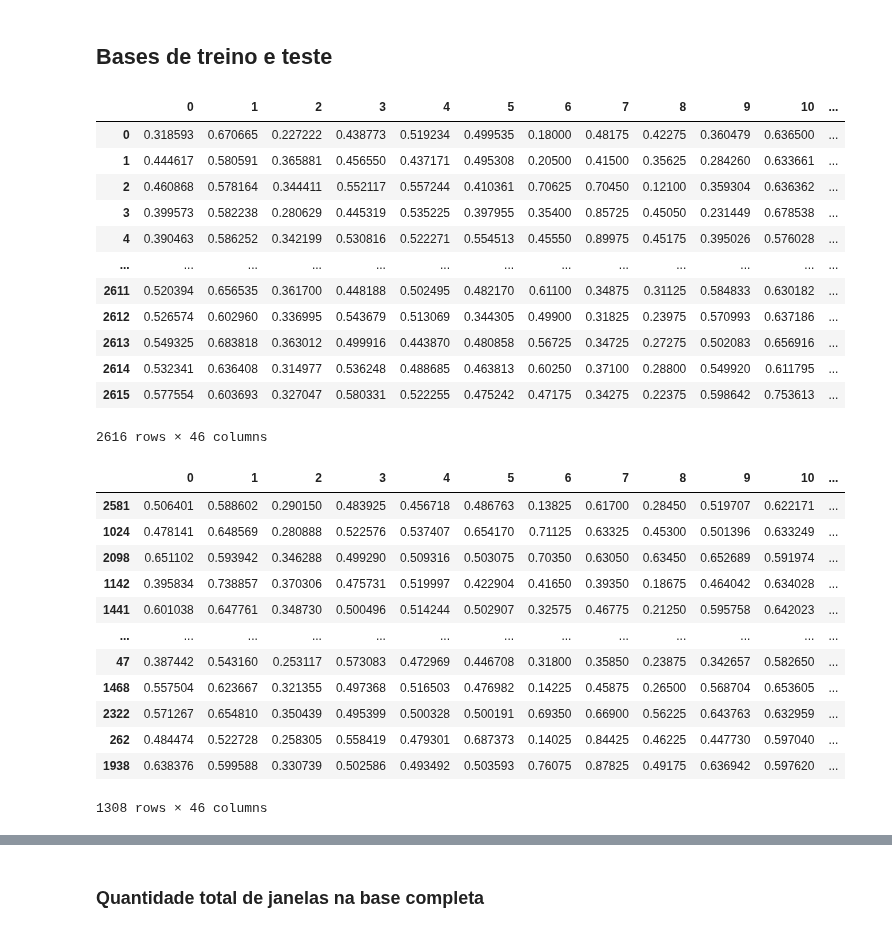
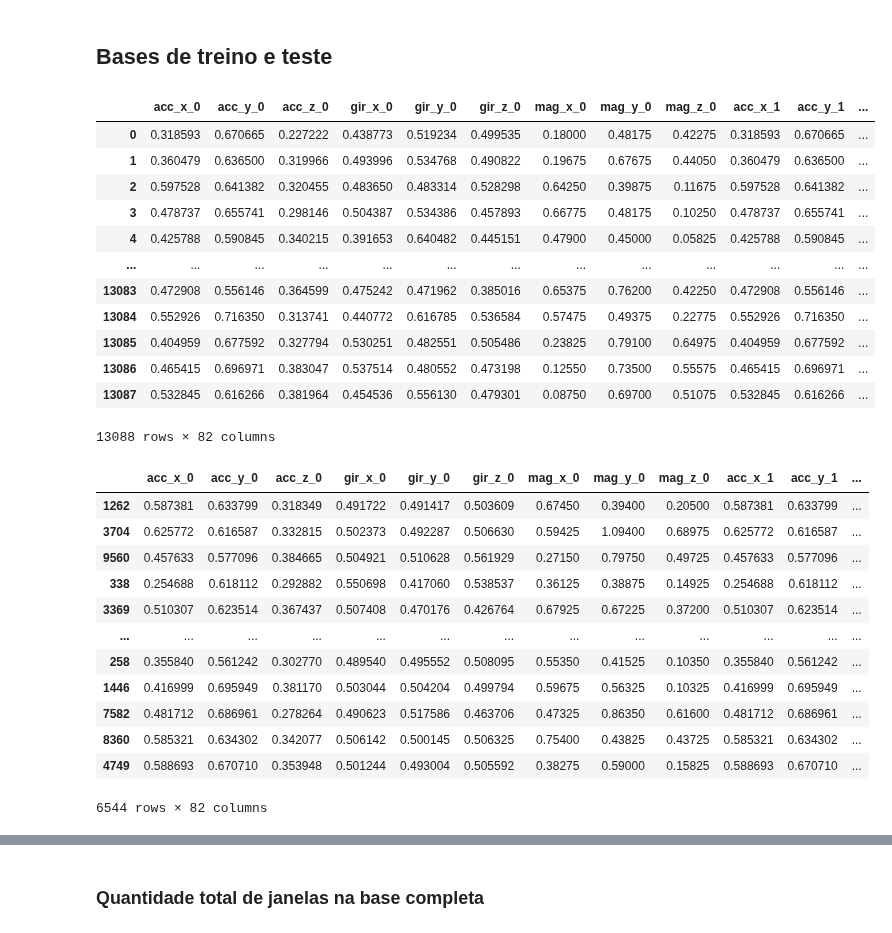
Before and after one commit to andssuu/moncattle, a Jupyter notebook: supervised/notebooks/cnn.ipynb, the cells around one changed output, grey strips where cells are left out. Cells and saved outputs as stored; diff of their text form; code cells hidden in the pictures.

```diff
--- a/supervised/notebooks/cnn.ipynb
+++ b/supervised/notebooks/cnn.ipynb
@@ -115,3 +117,11 @@ df_data
 | 13086 | 0.465415 | 0.696971 | 0.383047 | 0.537514 | 0.480552 | 0.473198 | 0.12550 | 0.73500 | 0.55575 | grazing |
 | 13087 | 0.532845 | 0.616266 | 0.381964 | 0.454536 | 0.556130 | 0.479301 | 0.08750 | 0.69700 | 0.51075 | grazing |
 13088 rows × 10 columns
+# %%
+df_expanded =pd.DataFrame()
+window_size=9
+for n in range(window_size):
+  df_data.columns[:-1].map(lambda x: '{}_{}'.format(x, n))
+  df_expanded[df_data.columns[:-1].map(lambda x: '{}_{}'.format(x, n))] = df_data.iloc[:, :-1]
+df_expanded['label'] = df_data.iloc[:, -1]
+df_expanded
@@ -166,21 +186,22 @@ data['label'] = np.array([w[1] for w in windows])
 # %% [markdown]
 ## Bases de treino e teste
 # %%
+data=df_expanded
 data
 # %% [output]
-|  | 0 | 1 | 2 | 3 | 4 | 5 | 6 | 7 | 8 | 9 | 10 | ... |
-| 0 | 0.318593 | 0.670665 | 0.227222 | 0.438773 | 0.519234 | 0.499535 | 0.18000 | 0.48175 | 0.42275 | 0.360479 | 0.636500 | ... |
-| 1 | 0.444617 | 0.580591 | 0.365881 | 0.456550 | 0.437171 | 0.495308 | 0.20500 | 0.41500 | 0.35625 | 0.284260 | 0.633661 | ... |
-| 2 | 0.460868 | 0.578164 | 0.344411 | 0.552117 | 0.557244 | 0.410361 | 0.70625 | 0.70450 | 0.12100 | 0.359304 | 0.636362 | ... |
-| 3 | 0.399573 | 0.582238 | 0.280629 | 0.445319 | 0.535225 | 0.397955 | 0.35400 | 0.85725 | 0.45050 | 0.231449 | 0.678538 | ... |
-| 4 | 0.390463 | 0.586252 | 0.342199 | 0.530816 | 0.522271 | 0.554513 | 0.45550 | 0.89975 | 0.45175 | 0.395026 | 0.576028 | ... |
+|  | acc_x_0 | acc_y_0 | acc_z_0 | gir_x_0 | gir_y_0 | gir_z_0 | mag_x_0 | mag_y_0 | mag_z_0 | acc_x_1 | acc_y_1 | ... |
+| 0 | 0.318593 | 0.670665 | 0.227222 | 0.438773 | 0.519234 | 0.499535 | 0.18000 | 0.48175 | 0.42275 | 0.318593 | 0.670665 | ... |
+| 1 | 0.360479 | 0.636500 | 0.319966 | 0.493996 | 0.534768 | 0.490822 | 0.19675 | 0.67675 | 0.44050 | 0.360479 | 0.636500 | ... |
+| 2 | 0.597528 | 0.641382 | 0.320455 | 0.483650 | 0.483314 | 0.528298 | 0.64250 | 0.39875 | 0.11675 | 0.597528 | 0.641382 | ... |
+| 3 | 0.478737 | 0.655741 | 0.298146 | 0.504387 | 0.534386 | 0.457893 | 0.66775 | 0.48175 | 0.10250 | 0.478737 | 0.655741 | ... |
+| 4 | 0.425788 | 0.590845 | 0.340215 | 0.391653 | 0.640482 | 0.445151 | 0.47900 | 0.45000 | 0.05825 | 0.425788 | 0.590845 | ... |
 | ... | ... | ... | ... | ... | ... | ... | ... | ... | ... | ... | ... | ... |
-| 2611 | 0.520394 | 0.656535 | 0.361700 | 0.448188 | 0.502495 | 0.482170 | 0.61100 | 0.34875 | 0.31125 | 0.584833 | 0.630182 | ... |
-| 2612 | 0.526574 | 0.602960 | 0.336995 | 0.543679 | 0.513069 | 0.344305 | 0.49900 | 0.31825 | 0.23975 | 0.570993 | 0.637186 | ... |
-| 2613 | 0.549325 | 0.683818 | 0.363012 | 0.499916 | 0.443870 | 0.480858 | 0.56725 | 0.34725 | 0.27275 | 0.502083 | 0.656916 | ... |
-| 2614 | 0.532341 | 0.636408 | 0.314977 | 0.536248 | 0.488685 | 0.463813 | 0.60250 | 0.37100 | 0.28800 | 0.549920 | 0.611795 | ... |
-| 2615 | 0.577554 | 0.603693 | 0.327047 | 0.580331 | 0.522255 | 0.475242 | 0.47175 | 0.34275 | 0.22375 | 0.598642 | 0.753613 | ... |
+| 13083 | 0.472908 | 0.556146 | 0.364599 | 0.475242 | 0.471962 | 0.385016 | 0.65375 | 0.76200 | 0.42250 | 0.472908 | 0.556146 | ... |
+| 13084 | 0.552926 | 0.716350 | 0.313741 | 0.440772 | 0.616785 | 0.536584 | 0.57475 | 0.49375 | 0.22775 | 0.552926 | 0.716350 | ... |
+| 13085 | 0.404959 | 0.677592 | 0.327794 | 0.530251 | 0.482551 | 0.505486 | 0.23825 | 0.79100 | 0.64975 | 0.404959 | 0.677592 | ... |
+| 13086 | 0.465415 | 0.696971 | 0.383047 | 0.537514 | 0.480552 | 0.473198 | 0.12550 | 0.73500 | 0.55575 | 0.465415 | 0.696971 | ... |
+| 13087 | 0.532845 | 0.616266 | 0.381964 | 0.454536 | 0.556130 | 0.479301 | 0.08750 | 0.69700 | 0.51075 | 0.532845 | 0.616266 | ... |
-2616 rows × 46 columns
+13088 rows × 82 columns
 # %%
 data_train, data_test = train_test_split(data, test_size=0.5, random_state=0, shuffle=True, stratify=data.iloc[:, -1])
 # %%
@@ -188,19 +209,19 @@ data_train, data_test = train_test_split(data, test_size=0.5, random_state=0, sh
 #data_train.iloc[:, :-1] = (data_train.iloc[:, :-1] - data_train.iloc[:, :-1].mean()) / data_train.iloc[:, :-1].std()
 data_train
 # %% [output]
-|  | 0 | 1 | 2 | 3 | 4 | 5 | 6 | 7 | 8 | 9 | 10 | ... |
-| 2581 | 0.506401 | 0.588602 | 0.290150 | 0.483925 | 0.456718 | 0.486763 | 0.13825 | 0.61700 | 0.28450 | 0.519707 | 0.622171 | ... |
-| 1024 | 0.478141 | 0.648569 | 0.280888 | 0.522576 | 0.537407 | 0.654170 | 0.71125 | 0.63325 | 0.45300 | 0.501396 | 0.633249 | ... |
-| 2098 | 0.651102 | 0.593942 | 0.346288 | 0.499290 | 0.509316 | 0.503075 | 0.70350 | 0.63050 | 0.63450 | 0.652689 | 0.591974 | ... |
-| 1142 | 0.395834 | 0.738857 | 0.370306 | 0.475731 | 0.519997 | 0.422904 | 0.41650 | 0.39350 | 0.18675 | 0.464042 | 0.634028 | ... |
-| 1441 | 0.601038 | 0.647761 | 0.348730 | 0.500496 | 0.514244 | 0.502907 | 0.32575 | 0.46775 | 0.21250 | 0.595758 | 0.642023 | ... |
+|  | acc_x_0 | acc_y_0 | acc_z_0 | gir_x_0 | gir_y_0 | gir_z_0 | mag_x_0 | mag_y_0 | mag_z_0 | acc_x_1 | acc_y_1 | ... |
+| 1262 | 0.587381 | 0.633799 | 0.318349 | 0.491722 | 0.491417 | 0.503609 | 0.67450 | 0.39400 | 0.20500 | 0.587381 | 0.633799 | ... |
+| 3704 | 0.625772 | 0.616587 | 0.332815 | 0.502373 | 0.492287 | 0.506630 | 0.59425 | 1.09400 | 0.68975 | 0.625772 | 0.616587 | ... |
+| 9560 | 0.457633 | 0.577096 | 0.384665 | 0.504921 | 0.510628 | 0.561929 | 0.27150 | 0.79750 | 0.49725 | 0.457633 | 0.577096 | ... |
+| 338 | 0.254688 | 0.618112 | 0.292882 | 0.550698 | 0.417060 | 0.538537 | 0.36125 | 0.38875 | 0.14925 | 0.254688 | 0.618112 | ... |
+| 3369 | 0.510307 | 0.623514 | 0.367437 | 0.507408 | 0.470176 | 0.426764 | 0.67925 | 0.67225 | 0.37200 | 0.510307 | 0.623514 | ... |
 | ... | ... | ... | ... | ... | ... | ... | ... | ... | ... | ... | ... | ... |
-| 47 | 0.387442 | 0.543160 | 0.253117 | 0.573083 | 0.472969 | 0.446708 | 0.31800 | 0.35850 | 0.23875 | 0.342657 | 0.582650 | ... |
-| 1468 | 0.557504 | 0.623667 | 0.321355 | 0.497368 | 0.516503 | 0.476982 | 0.14225 | 0.45875 | 0.26500 | 0.568704 | 0.653605 | ... |
-| 2322 | 0.571267 | 0.654810 | 0.350439 | 0.495399 | 0.500328 | 0.500191 | 0.69350 | 0.66900 | 0.56225 | 0.643763 | 0.632959 | ... |
-| 262 | 0.484474 | 0.522728 | 0.258305 | 0.558419 | 0.479301 | 0.687373 | 0.14025 | 0.84425 | 0.46225 | 0.447730 | 0.597040 | ... |
-| 1938 | 0.638376 | 0.599588 | 0.330739 | 0.502586 | 0.493492 | 0.503593 | 0.76075 | 0.87825 | 0.49175 | 0.636942 | 0.597620 | ... |
+| 258 | 0.355840 | 0.561242 | 0.302770 | 0.489540 | 0.495552 | 0.508095 | 0.55350 | 0.41525 | 0.10350 | 0.355840 | 0.561242 | ... |
+| 1446 | 0.416999 | 0.695949 | 0.381170 | 0.503044 | 0.504204 | 0.499794 | 0.59675 | 0.56325 | 0.10325 | 0.416999 | 0.695949 | ... |
+| 7582 | 0.481712 | 0.686961 | 0.278264 | 0.490623 | 0.517586 | 0.463706 | 0.47325 | 0.86350 | 0.61600 | 0.481712 | 0.686961 | ... |
+| 8360 | 0.585321 | 0.634302 | 0.342077 | 0.506142 | 0.500145 | 0.506325 | 0.75400 | 0.43825 | 0.43725 | 0.585321 | 0.634302 | ... |
+| 4749 | 0.588693 | 0.670710 | 0.353948 | 0.501244 | 0.493004 | 0.505592 | 0.38275 | 0.59000 | 0.15825 | 0.588693 | 0.670710 | ... |
-1308 rows × 46 columns
+6544 rows × 82 columns
 # %%
 #normalization
 #data_test.iloc[:, :-1] = (data_test.iloc[:, :-1] - data_train.iloc[:, :-1].mean()) / data_train.iloc[:, :-1].std()
```
Also changed, not shown: parts of 44 cells of this notebook.
